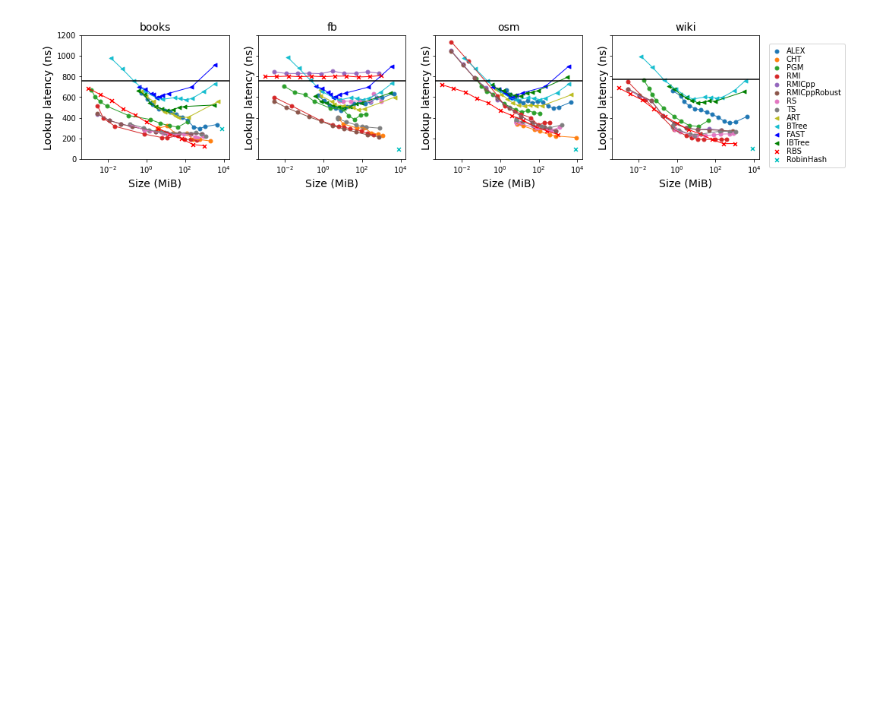
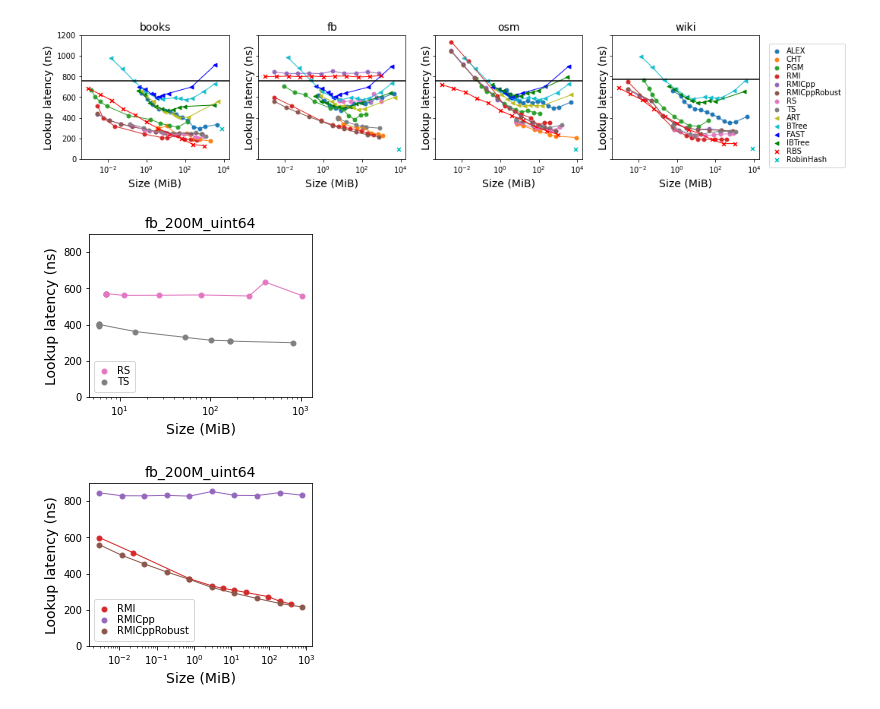
Before and after one commit to DominikHorn/SOSD, a Jupyter notebook: full_pareto_plot.ipynb, the cells around one changed output. Saved outputs shown, nothing was run; the diff lists cells and outputs as text; code cells hidden in the pictures; blank space fills up the shorter version.

Commit message:
add plots for outlier experiments

```diff
--- a/full_pareto_plot.ipynb
+++ b/full_pareto_plot.ipynb
@@ -23,6 +23,17 @@ def category_of(name):
         return Category.Other
 markers={Category.Learned: "o", Category.Classic: "<", Category.Other: "x"}
 ignore={"wormhole"}
+
+color_i = 0
+colors = {}
+def get_color(fun):
+    global color_i
+    global colors
+
+    if fun not in colors:
+        colors[fun] = (list(mcolors.TABLEAU_COLORS) + list(mcolors.BASE_COLORS))[color_i]
+        color_i += 1
+    return colors[fun]
 # %%
 df = None #pd.read_csv("name,variant,median_time,byte_size,build_time,searcher,dataset")
 for file in os.listdir('./results'):
@@ -37,6 +48,9 @@ df["category"] = df.apply(lambda x : category_of(x["name"]), axis=1)
 # %%
 plt1_df = df[df["dataset"].isin(["books_200M_uint64", "fb_200M_uint64", "osm_cellids_200M_uint64", "wiki_ts_200M_uint64"])].copy(deep=True).reset_index()
 plt1_df = plt1_df.sort_values(["category", "byte_size"])
+
+plt_outlier1_df = df[df["dataset"].isin(["fb_200M_uint64"]) & df["name"].str.lower().isin({"rs", "ts"})].copy(deep=True).reset_index()
+plt_outlier2_df = df[df["dataset"].isin(["fb_200M_uint64"]) & df["name"].str.lower().isin({"rmi", "rmicpp", "rmicpprobust"})].copy(deep=True).reset_index()
 # %%
 def plt1():
     datasets = set(plt1_df["dataset"])
@@ -73,3 +82,30 @@ def plt1():
 plt1()
 # %% [output]
 [figure]
+# %%
+def plt_outlier(data, outfile):
+    fig, ax = plt.subplots(figsize=(4, 3))
+    ax.set_title(set(data["dataset"]).pop(), fontsize=fontsize)
+    ax.set_ylim(0, 900)
+    ax.set_xscale('log')
+
+    for (category, fun), group in data.groupby(["category", "name"]):
+        if fun.lower() in ignore:
+            continue
+        if fun == "BinarySearch":
+            ax.axhline(y=list(group["median_time"])[0], color='black', linestyle='-')
+            continue
+
+        ax.scatter(data=group, x="mbyte_size", y="median_time", label=fun, marker=markers[category], s=24, color=get_color(fun))
+        ax.plot(group["mbyte_size"], group["median_time"], color=colors[fun], linewidth=1)
+
+    ax.set_xlabel("Size (MiB)", fontsize=fontsize)
+    ax.set_ylabel("Lookup latency (ns)", fontsize=fontsize, x=0.05)
+    ax.legend(loc="lower left", labelspacing=0.1, borderpad=0.5, handlelength=1)
+    fig.savefig(outfile, bbox_inches="tight", dpi=300)
+
+plt_outlier(plt_outlier1_df, "outlier1.pdf")
+plt_outlier(plt_outlier2_df, "outlier2.pdf")
+# %% [output]
+[figure, added]
+[figure, added]
```
Also changed, not shown: parts of 1 cell of this notebook.
